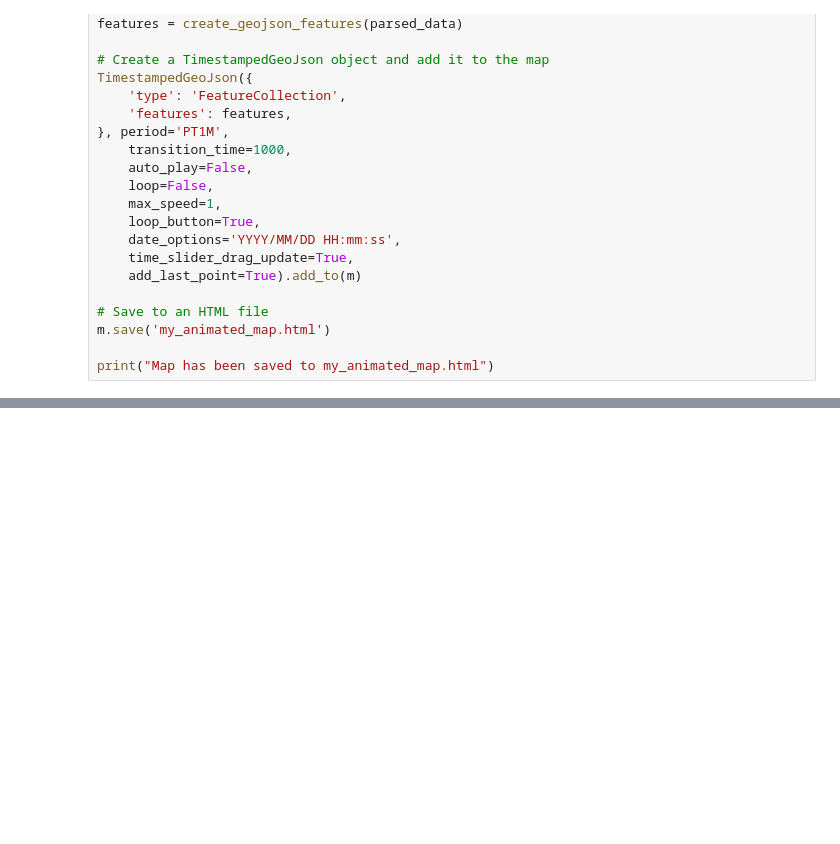
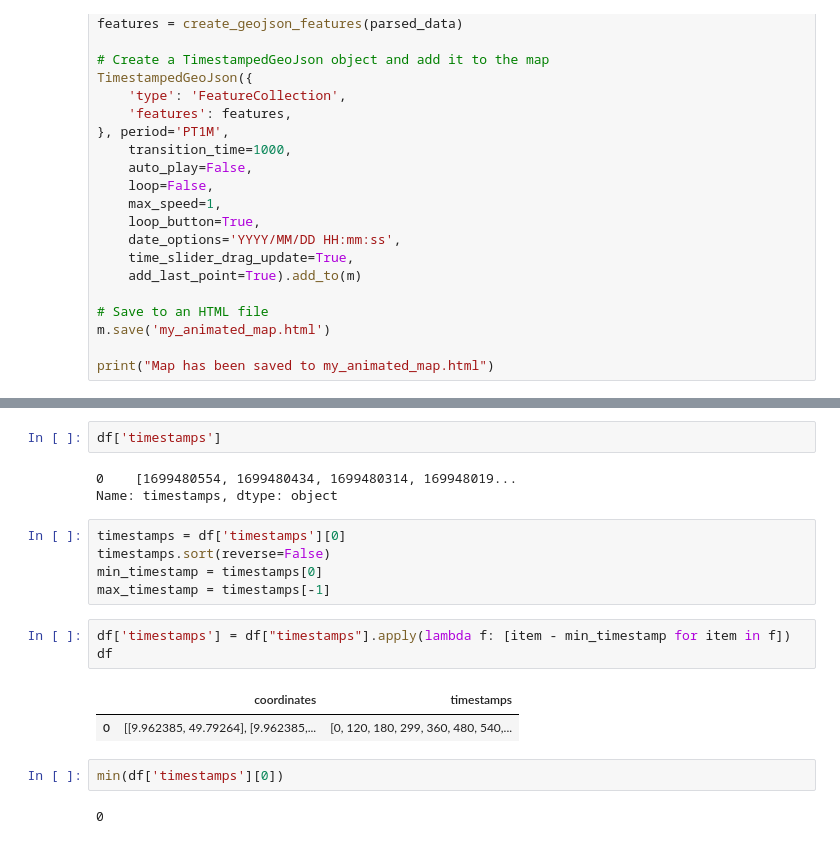
Before and after one commit to Redflashx12/iot-bike-tracker, a Jupyter notebook: map/extract_locations_from_tracker.ipynb, the cells around one changed output, grey strips where cells are left out. Saved outputs shown, nothing was run; the diff lists cells and outputs as text; blank space fills up the shorter version.

```diff
--- a/map/extract_locations_from_tracker.ipynb
+++ b/map/extract_locations_from_tracker.ipynb
@@ -132,0 +220,20 @@ print("Map has been saved to my_animated_map.html")
+# %%
+df['timestamps']
+# %% [output]
+0    [1699480554, 1699480434, 1699480314, 169948019...
+Name: timestamps, dtype: object
+# %%
+timestamps = df['timestamps'][0]
+timestamps.sort(reverse=False)
+min_timestamp = timestamps[0]
+max_timestamp = timestamps[-1]
+# %%
+df['timestamps'] = df["timestamps"].apply(lambda f: [item - min_timestamp for item in f])
+df
+# %% [output]
+|  | coordinates | timestamps |
+| 0 | [[9.962385, 49.79264], [9.962385,... | [0, 120, 180, 299, 360, 480, 540,... |
+# %%
+min(df['timestamps'][0])
+# %% [output]
+0
```
Also changed, not shown: parts of 18 cells of this notebook.
